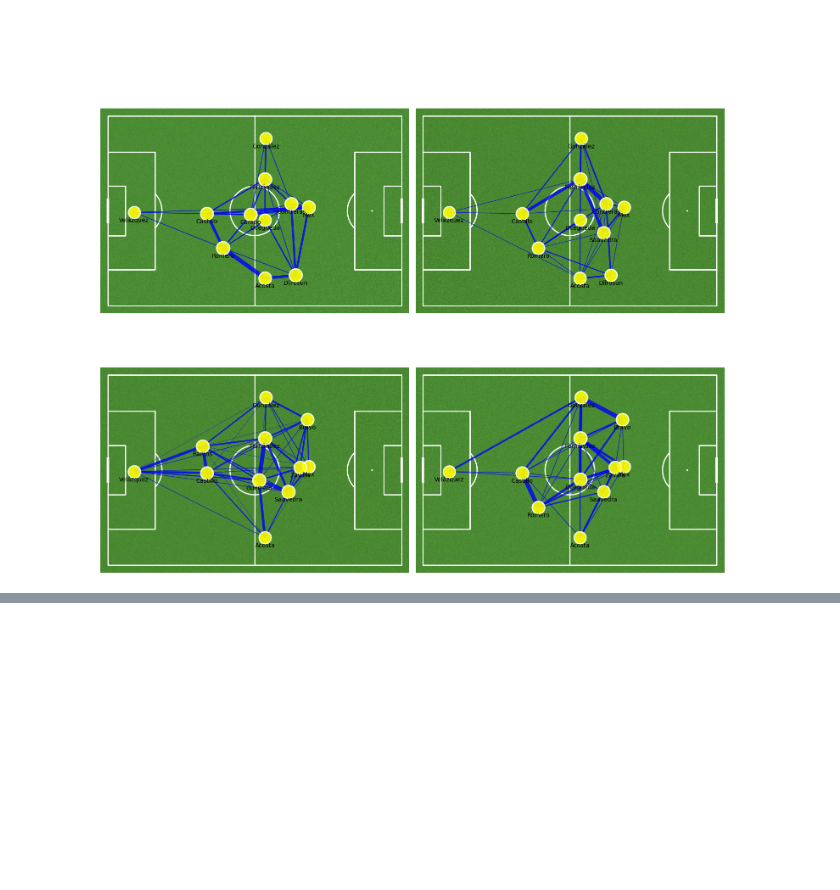
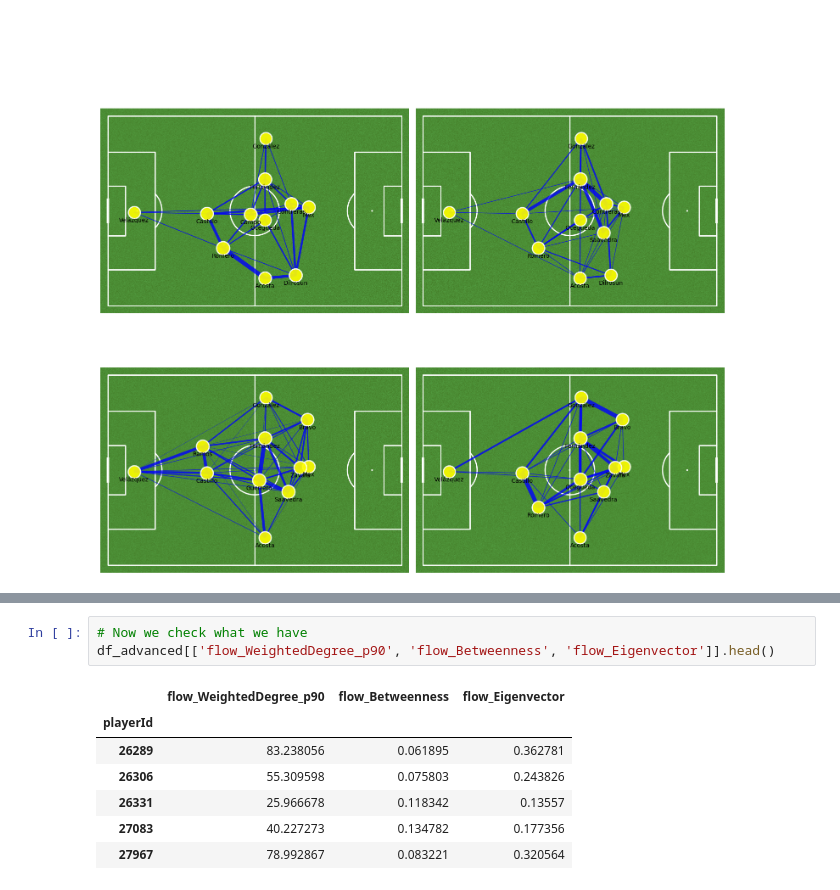
Before and after one commit to SLy-Precision/Player-Detection-and-Team-Performance-Prediction, a Jupyter notebook: 01_Modeling_Using_Data_&_Creation_of_Advanced_Statistics_.ipynb, the cells around one changed output, grey strips where cells are left out. Saved outputs shown, nothing was run; the diff lists cells and outputs as text; blank space fills up the shorter version.

```diff
--- a/01_Modeling_Using_Data_&_Creation_of_Advanced_Statistics_.ipynb
+++ b/01_Modeling_Using_Data_&_Creation_of_Advanced_Statistics_.ipynb
@@ -1441,0 +1557,11 @@ Plotting 4 network(s) for América in match 3972080...
+# %%
+# Now we check what we have
+df_advanced[['flow_WeightedDegree_p90', 'flow_Betweenness', 'flow_Eigenvector']].head()
+# %% [output]
+|  | flow_WeightedDegree_p90 | flow_Betweenness | flow_Eigenvector |
+| playerId |  |  |  |
+| 26289 | 83.238056 | 0.061895 | 0.362781 |
+| 26306 | 55.309598 | 0.075803 | 0.243826 |
+| 26331 | 25.966678 | 0.118342 | 0.13557 |
+| 27083 | 40.227273 | 0.134782 | 0.177356 |
+| 27967 | 78.992867 | 0.083221 | 0.320564 |
```
Also changed, not shown: parts of 12 cells of this notebook.
